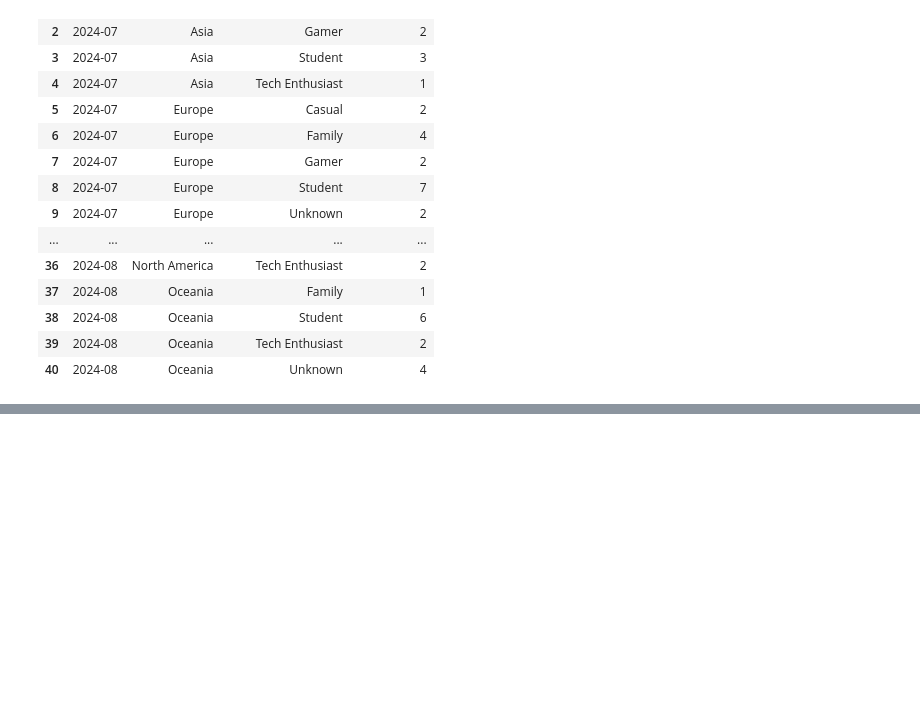
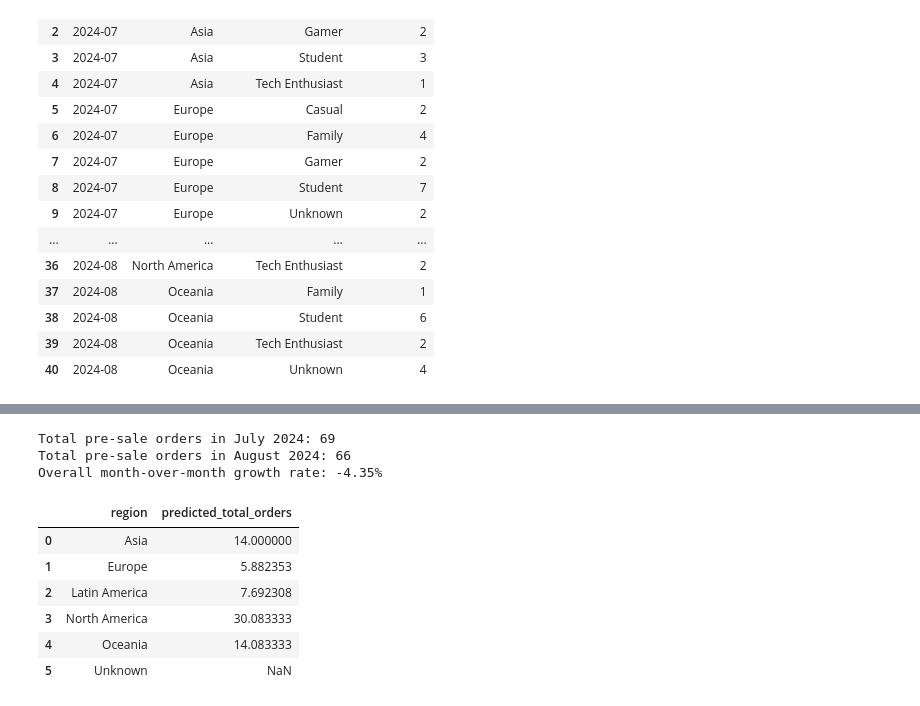
Before and after one commit to Namunane/Python-Summer-Party, a Jupyter notebook: Jupyter Notebooks/Day5.ipynb, the cells around one changed output, grey strips where cells are left out. Drawn from its saved outputs; the diff is of its cells as text; code cells hidden in the pictures; blank space fills up the shorter version.

Commit message:
Added code for question 5: Predicting total pre-sale order per region for September 2024

```diff
--- a/Jupyter Notebooks/Day5.ipynb
+++ b/Jupyter Notebooks/Day5.ipynb
@@ -142,20 +143,3 @@ Total pre-sale orders are: 135
 | 38 | 2024-08 | Oceania | Student | 6 |
 | 39 | 2024-08 | Oceania | Tech Enthusiast | 2 |
 | 40 | 2024-08 | Oceania | Unknown | 4 |
-# %%
-
-# Convert date to datetime
-pre_sale_data['pre_order_date'] = pd.to_datetime(pre_sale_data['pre_order_date'])
-
-# Extract month
-pre_sale_data['month'] = pre_sale_data['pre_order_date'].dt.month # dt.strftime('%B') to extract month name
-
-# Group by month, region, demographic group
-total_orders_per_group = (
-    pre_sale_data.groupby(['month', 'region', 'demographic_group'])['pre_order_quantity']
-    .sum()
-    .reset_index(name='total_orders')
-    .sort_values(by=['month','region','demographic_group'])
-)
-
-total_orders_per_group
@@ -179,0 +146,46 @@ total_orders_per_group
+# %%
+# Question Three:
+# Predicting the total pre-sales quantity for each region for September 2024
+# Assuming that the growth rate from August to September is the same as the growth rate from July to August in each region
+
+# 0. Filter orders for July and August 2024
+July_orders = pre_sale_data[(pre_sale_data['pre_order_date'].dt.year == 2024) & (pre_sale_data['pre_order_date'].dt.month == 7)]
+August_orders = pre_sale_data[(pre_sale_data['pre_order_date'].dt.year == 2024) & (pre_sale_data['pre_order_date'].dt.month == 8)]
+
+
+# 1. Calculate total pre-sale orders for July and August
+July_total_orders = July_orders['pre_order_quantity'].sum()
+August_total_orders = August_orders['pre_order_quantity'].sum()
+print('Total pre-sale orders in July 2024:', July_total_orders)
+print('Total pre-sale orders in August 2024:', August_total_orders)
+
+# 2. Calculate overall month-over-month growth rate
+growth_rate = (August_total_orders - July_total_orders) / July_total_orders
+print(f'Overall month-over-month growth rate: {growth_rate:.2%}')
+
+# 3. Calculate total orders per region for July and August
+July_region = July_orders.groupby('region')['pre_order_quantity'].sum()
+August_region = August_orders.groupby('region')['pre_order_quantity'].sum()
+
+# 4. Calculate growth rate per region
+growth_rate_region = (August_region - July_region) / July_region.replace(0, np.nan) # Handling any zero values for July to avoid zero division
+growth_rate_region = growth_rate_region.fillna(0)
+
+
+# 5. Predict September 2024 totals per region
+September_region_pred = August_region * (1 + growth_rate_region)
+# Convert Series to DataFrame for easier readability
+September_region_pred = September_region_pred.reset_index(name='predicted_total_orders')
+# Display predicted totals per region
+September_region_pred
+# %% [output]
+Total pre-sale orders in July 2024: 69
+Total pre-sale orders in August 2024: 66
+Overall month-over-month growth rate: -4.35%
+|  | region | predicted_total_orders |
+| 0 | Asia | 14.000000 |
+| 1 | Europe | 5.882353 |
+| 2 | Latin America | 7.692308 |
+| 3 | North America | 30.083333 |
+| 4 | Oceania | 14.083333 |
+| 5 | Unknown | NaN |
```
Also changed, not shown: parts of 3 cells of this notebook.
